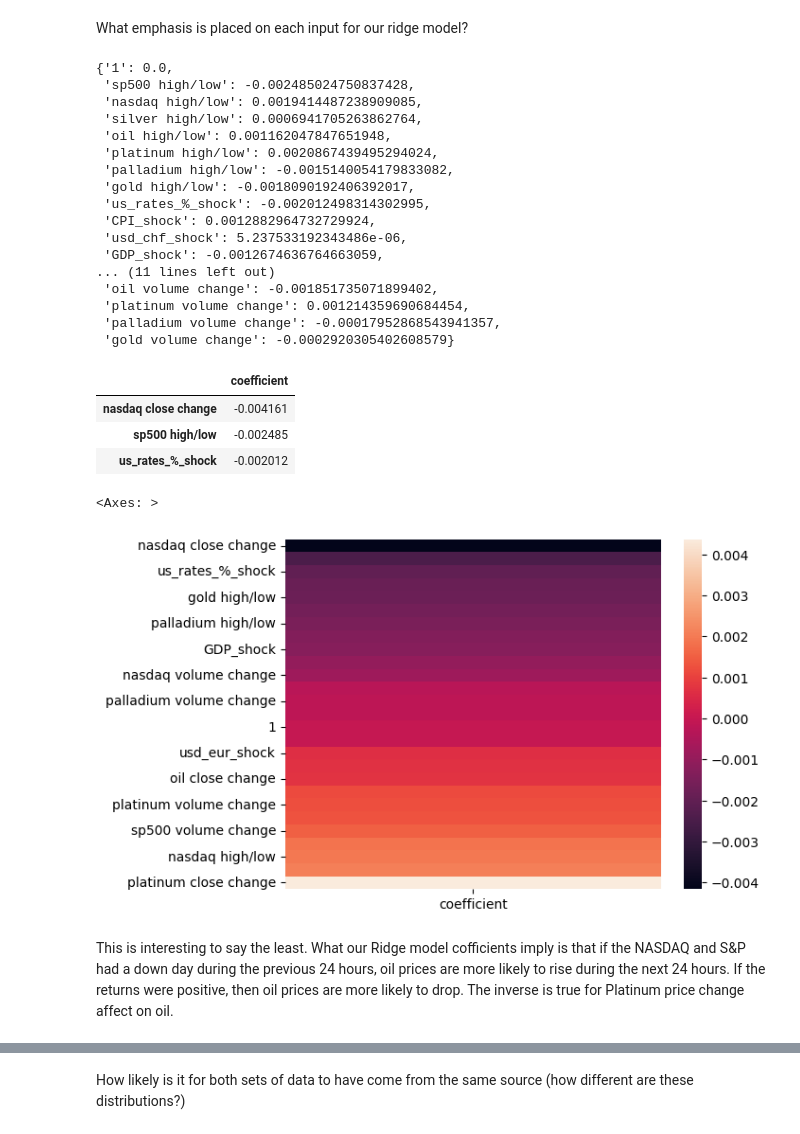
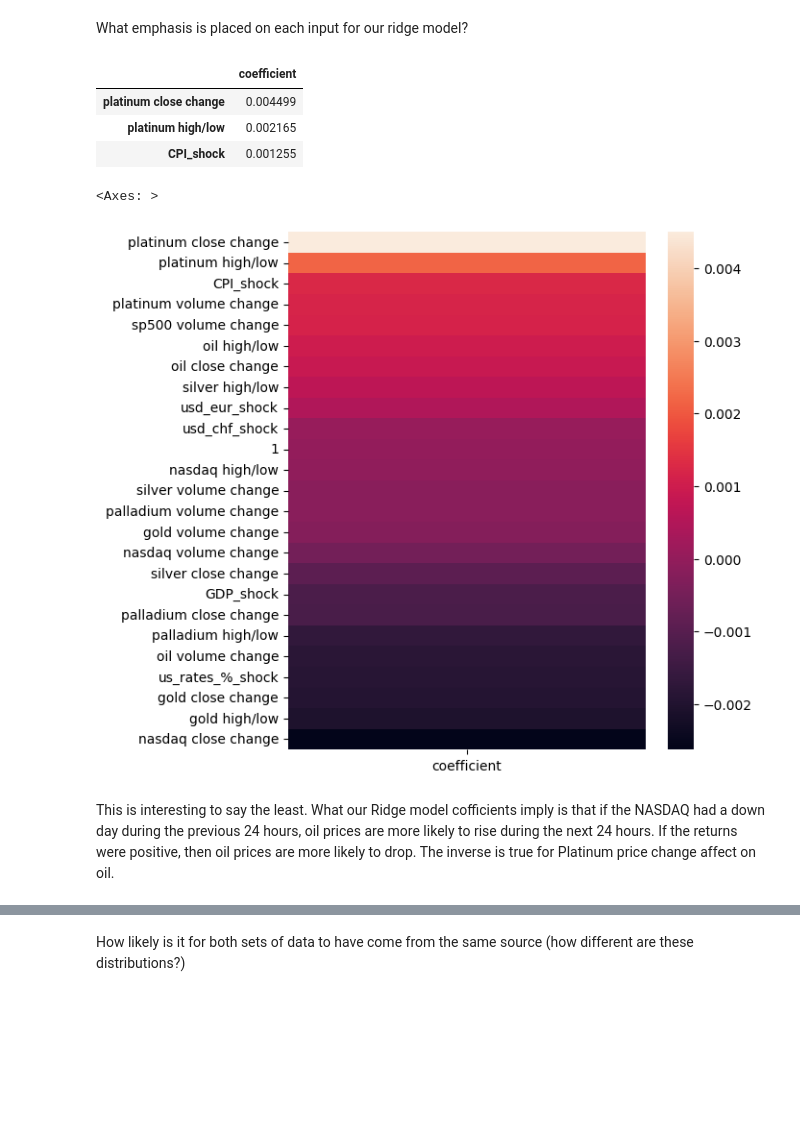
Before and after one commit to kklimov1/PriceRegressionPredictor, a Jupyter notebook: AssetAnalysisClean.ipynb, the cells around one changed output, grey strips where cells are left out. Drawn from its saved outputs; the diff is of its cells as text; code cells hidden in the pictures; blank space fills up the shorter version.

```diff
--- a/AssetAnalysisClean.ipynb
+++ b/AssetAnalysisClean.ipynb
@@ -369,3 +372,6 @@ sns.heatmap(correlation, cmap='magma')
+# %%
+x_train.drop(columns=['sp500 close change', 'sp500 high/low'], axis=1, inplace=True)
+x_test.drop(columns=['sp500 close change', 'sp500 high/low'], axis=1, inplace=True)
 # %% [markdown]
 ### What can we see from this correlation? The difference in high vs low of the previous 24 hours does not correlate to the returns of the same asset.
 - #### The S&P 500 returns are fairly positively correlated to the NASDAQ returns.
@@ -582,39 +563,20 @@ oil_model = oil_pipe.named_steps['model']
 What emphasis is placed on each input for our ridge model?
 # %%
 coefficient_columns = oil_polynomial.get_feature_names_out(x_train.iloc[:,1:].columns)
-# %%
-dict(zip ( coefficient_columns,oil_model.coef_ ))
-# %% [output]
-{'1': 0.0,
- 'sp500 high/low': -0.002485024750837428,
- 'nasdaq high/low': 0.0019414487238909085,
- 'silver high/low': 0.0006941705263862764,
- 'oil high/low': 0.001162047847651948,
- 'platinum high/low': 0.0020867439495294024,
- 'palladium high/low': -0.0015140054179833082,
- 'gold high/low': -0.0018090192406392017,
- 'us_rates_%_shock': -0.002012498314302995,
- 'CPI_shock': 0.0012882964732729924,
- 'usd_chf_shock': 5.237533192343486e-06,
- 'GDP_shock': -0.0012674636764663059,
-... (11 lines left out)
- 'oil volume change': -0.001851735071899402,
- 'platinum volume change': 0.001214359690684454,
- 'palladium volume change': -0.00017952868543941357,
- 'gold volume change': -0.0002920305402608579}
 # %%
-df_oil_coef = pd.DataFrame(oil_model.coef_, index = coefficient_columns, columns=['coefficient'] ).sort_values(by='coefficient')
+df_oil_coef = pd.DataFrame(oil_model.coef_, index = coefficient_columns, columns=['coefficient'] ).sort_values(by='coefficient', ascending=False)
 # %%
 df_oil_coef.head(3)
 # %% [output]
 |  | coefficient |
-| nasdaq close change | -0.004161 |
-| sp500 high/low | -0.002485 |
-| us_rates_%_shock | -0.002012 |
+| platinum close change | 0.004499 |
+| platinum high/low | 0.002165 |
+| CPI_shock | 0.001255 |
 # %%
+plt.figure(figsize=(6,7))
 sns.heatmap(df_oil_coef, cmap="rocket")
 # %% [output]
 <Axes: >
-[figure, old version]
+[figure, new version]
 # %% [markdown]
-This is interesting to say the least. What our Ridge model cofficients imply is that if the NASDAQ and S&P had a down day during the previous 24 hours, oil prices are more likely to rise during the next 24 hours. If the returns were positive, then oil prices are more likely to drop. The inverse is true for Platinum price change affect on oil.
+This is interesting to say the least. What our Ridge model cofficients imply is that if the NASDAQ had a down day during the previous 24 hours, oil prices are more likely to rise during the next 24 hours. If the returns were positive, then oil prices are more likely to drop. The inverse is true for Platinum price change affect on oil.
```
Also changed, not shown: parts of 37 cells of this notebook, 2 other files.
